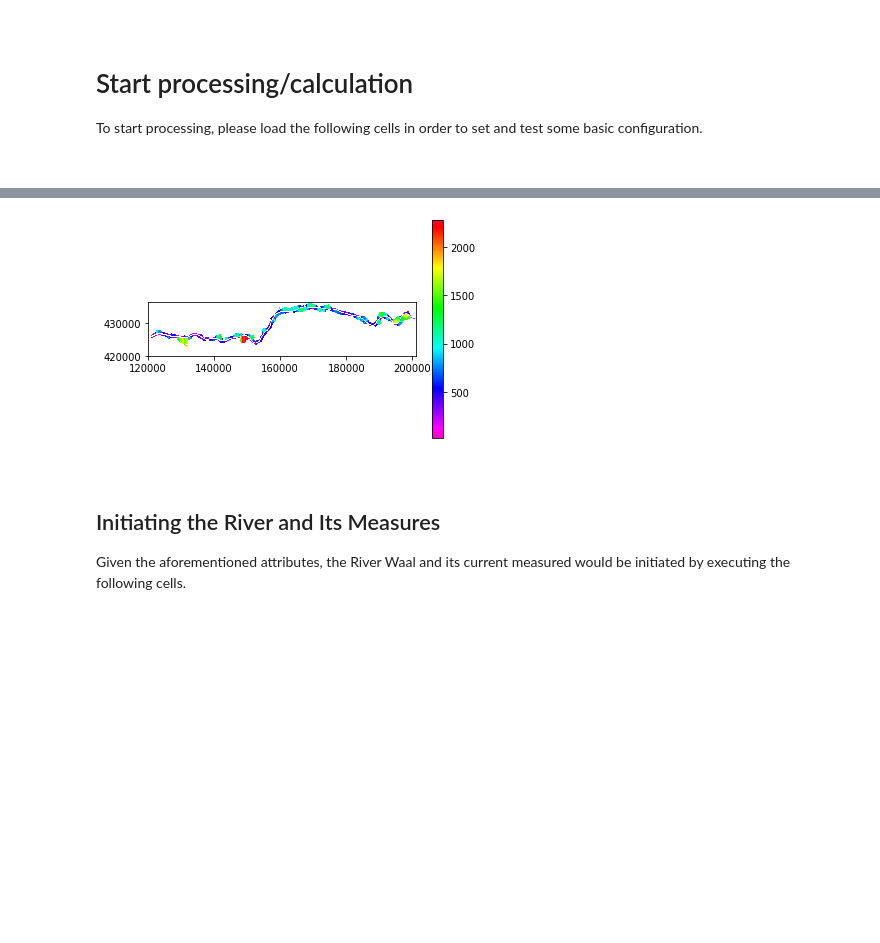
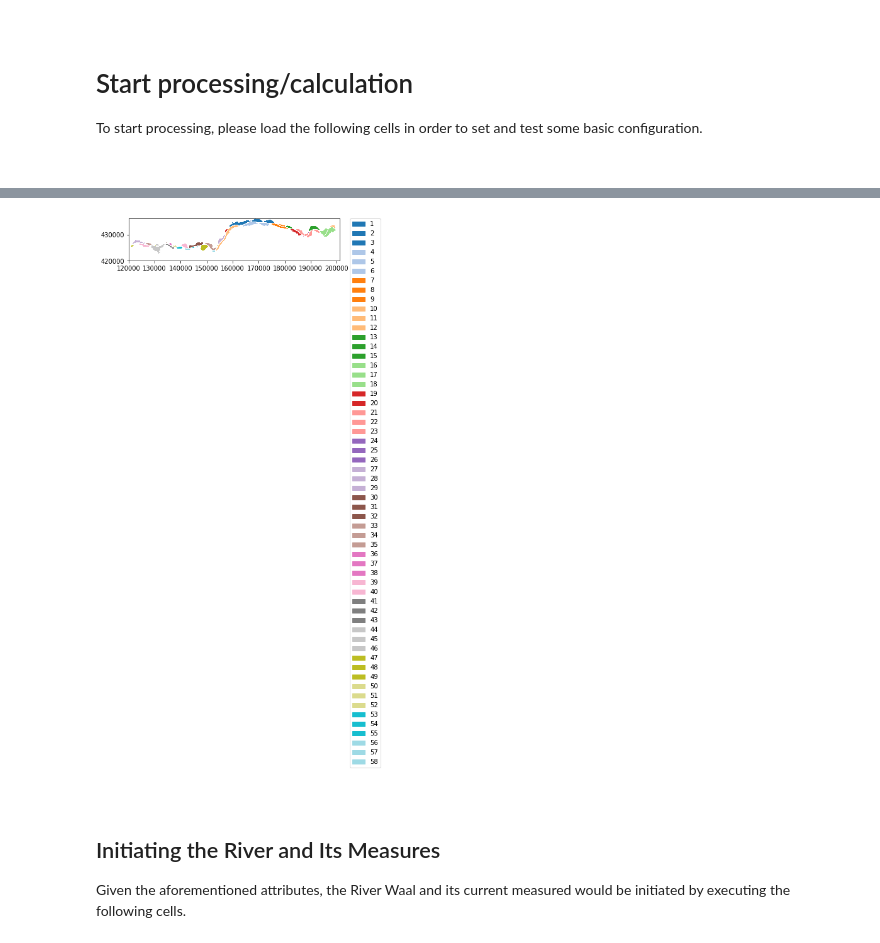
Before and after one commit to UU-Hydro/RiverScape, a Jupyter notebook: scripts/intervent_parameter.ipynb, the cells around one changed output, grey strips where cells are left out. Saved outputs shown, nothing was run; the diff lists cells and outputs as text; code cells hidden in the pictures; blank space fills up the shorter version.

```diff
--- a/scripts/intervent_parameter.ipynb
+++ b/scripts/intervent_parameter.ipynb
@@ -235,5 +274,6 @@ main_channel_width = geom.main_channel_width ; pcr.plot(main_channel_width)
 # %%
-pcr.aguila(geom.main_channel_width)
-pcr.plot(geom.flpl_width)
+# plot flpl_wide IDs
+pcr.aguila(geom.flpl_wide)
+pcr.plot(geom.flpl_wide)
 # %% [output]
-[figure, old version]
+[figure, new version]
```
Also changed, not shown: parts of 61 cells of this notebook.
